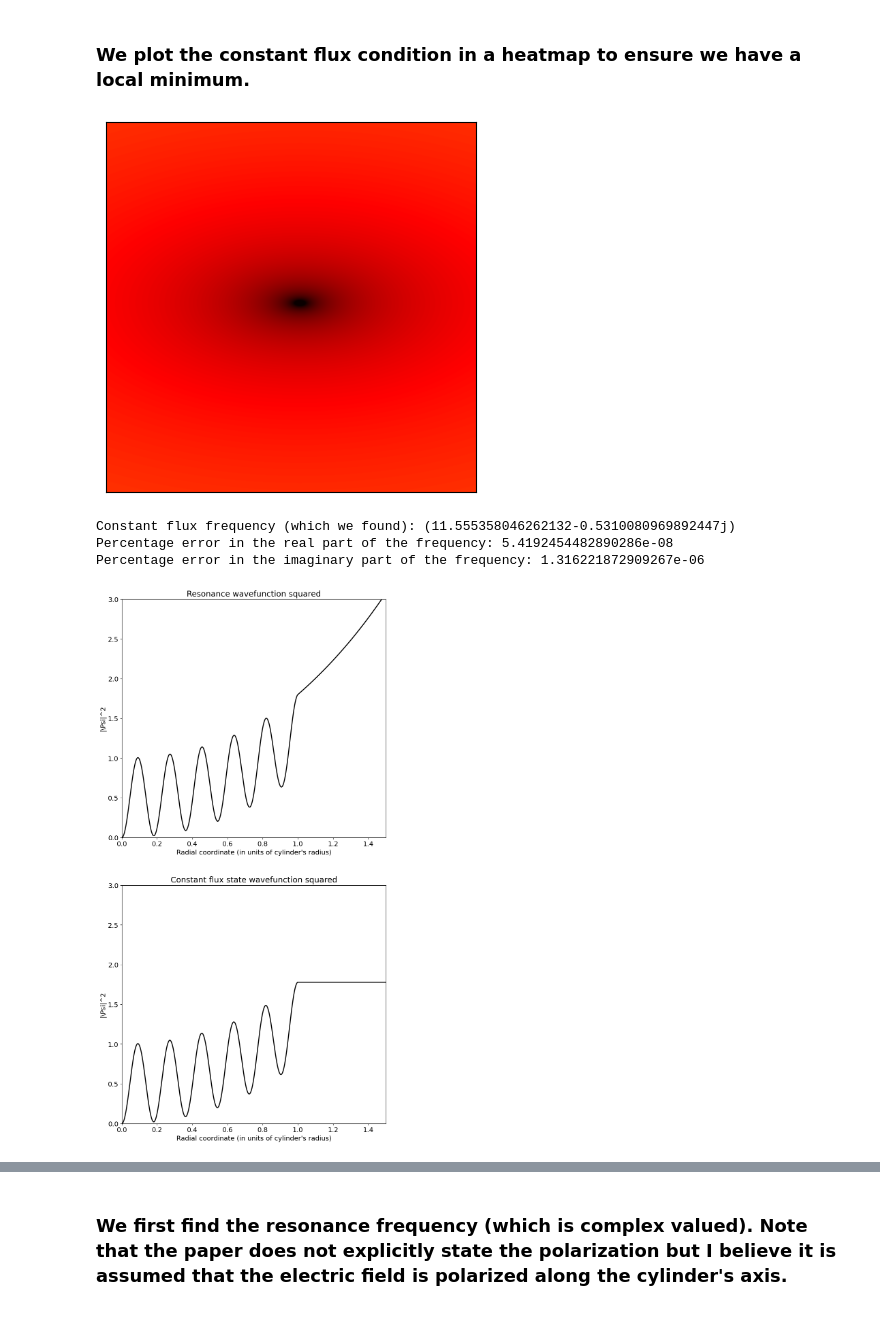
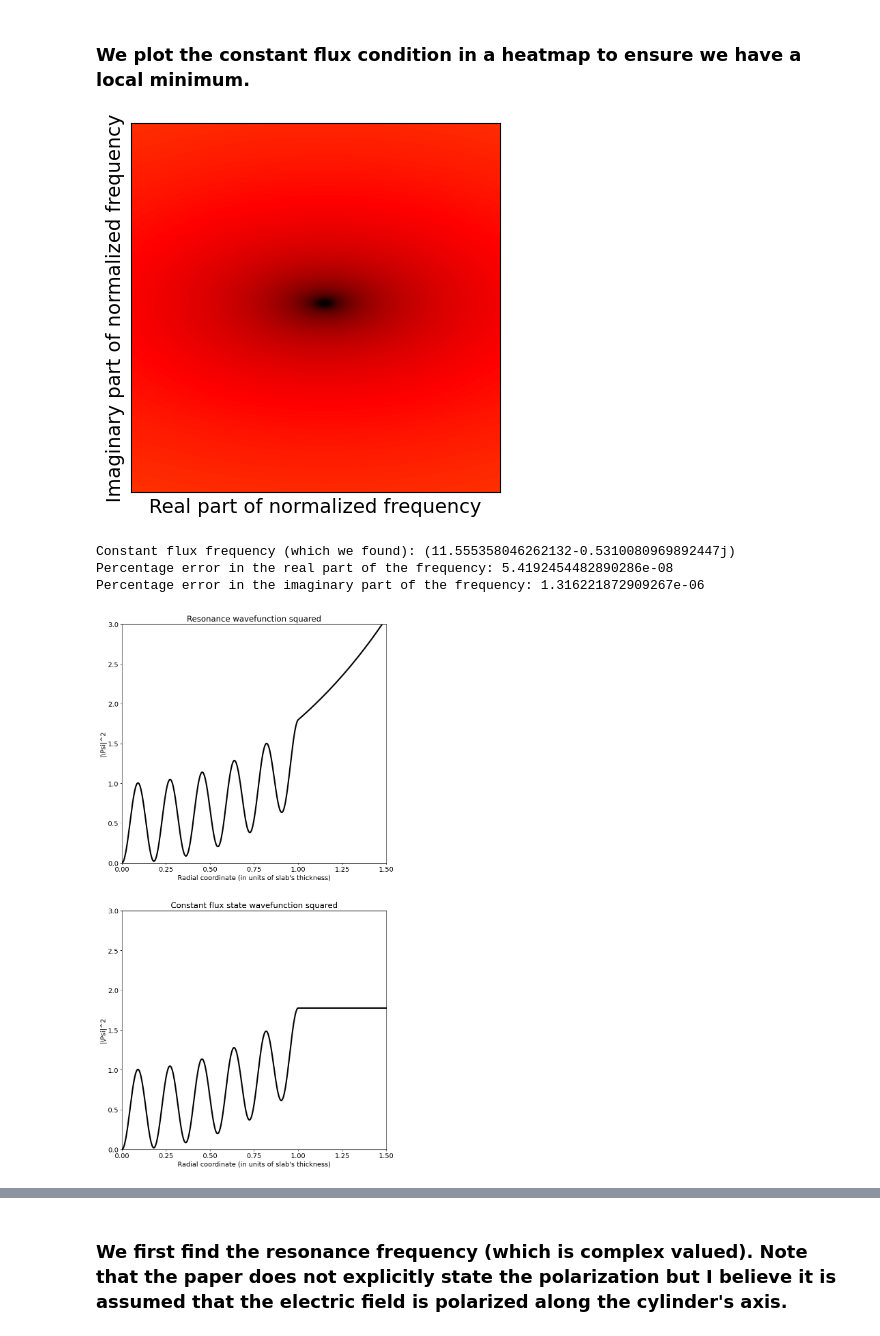
Before and after one commit to AliGhorashiCMT/Coherent-Perfect-Absorption, a Jupyter notebook: cylinders/constant_flux_states.ipynb, the cells around one changed output, grey strips where cells are left out. Saved outputs shown, nothing was run; the diff lists cells and outputs as text; code cells hidden in the pictures.

```diff
--- a/cylinders/constant_flux_states.ipynb
+++ b/cylinders/constant_flux_states.ipynb
@@ -43,15 +46,17 @@ N_imag = 2000 # number of sampled points for the imaginary part of the frequency
 
 k_m_real = linspace(11.555358046, 11.5553580465, N_real); k_m_imag = linspace(-0.5310080975, -0.5310080965, N_imag)
 k_m = k_m_real.reshape((N_real, 1)).repeat(N_imag, axis=1)+1j*k_m_imag.reshape((1, N_imag)).repeat(N_real, axis=0)
-constant_flux_condition = constant_flux_slab(n, slab_qnm_frequency.real, k_m) # Fix k to real part of qnm frequency. Sweep k_m in the complex frequency plane.
-slab_constant_flux_heatmap_data = log(np.abs(constant_flux_condition)**2) # The minimum of this gives the resonance frequency
+constant_flux_condition_slab = constant_flux_slab(n, slab_qnm_frequency.real, k_m) # Fix k to real part of qnm frequency. Sweep k_m in the complex frequency plane.
+slab_constant_flux_heatmap_data = log(np.abs(constant_flux_condition_slab)**2) # The minimum of this gives the resonance frequency
 # %% [markdown]
 ### We plot the constant flux condition in a heatmap to ensure we have a local minimum.
 # %%
 plt.imshow(slab_constant_flux_heatmap_data.T, origin="lower", cmap="hot", vmin=-50, vmax=-30)
 plt.xticks([])
 plt.yticks([]);
+plt.xlabel("Real part of normalized frequency")
+plt.ylabel("Imaginary part of normalized frequency");
 # %% [output]
-[figure, old version]
+[figure, new version]
 # %%
 constant_flux_idx = slab_constant_flux_heatmap_data.argmin();
@@ -79,21 +84,23 @@ constant_flux_wavefunction_inside = sin(n*r_over_a_arr*slab_constant_flux_freque
 constant_flux_wavefunction_outside = exp(1j*r_over_a_arr*slab_qnm_frequency.real)*sin(n*slab_constant_flux_frequency)/exp(1j*slab_qnm_frequency.real)
 constant_flux_wavefunction = heaviside(1-r_over_a_arr, 0.5)*constant_flux_wavefunction_inside + heaviside(r_over_a_arr-1, 0.5)*constant_flux_wavefunction_outside
 # %%
-linewidth=2
+linewidth=3
 fig, (ax1, ax2) = plt.subplots(2, 1, figsize=(10, 20))
 ax1.plot(r_over_a_arr, np.abs(qnm_wavefunction)**2, color="black", linewidth=linewidth)
 ax1.set_xlim(0, 1.5)
+ax1.set_xticks([0, 0.25, 0.5, 0.75, 1.00, 1.25, 1.5])
 ax1.set_ylim(0, 3)
 ax1.set_title("Resonance wavefunction squared");
-ax1.set_xlabel("Radial coordinate (in units of cylinder's radius)")
+ax1.set_xlabel("Radial coordinate (in units of slab's thickness)")
 ax1.set_ylabel("|\Psi|^2")
 
 ax2.plot(r_over_a_arr, np.abs(constant_flux_wavefunction)**2, color="black", linewidth=linewidth)
+ax2.set_xticks([0, 0.25, 0.5, 0.75, 1.00, 1.25, 1.5])
 ax2.set_xlim(0, 1.5);
 ax2.set_ylim(0, 3);
 ax2.set_title("Constant flux state wavefunction squared");
-ax2.set_xlabel("Radial coordinate (in units of cylinder's radius)");
+ax2.set_xlabel("Radial coordinate (in units of slab's thickness)");
 ax2.set_ylabel("|\Psi|^2");
 # %% [output]
-[figure, old version]
+[figure, new version]
 # %% [markdown]
```
Also changed, not shown: parts of 19 cells of this notebook.
